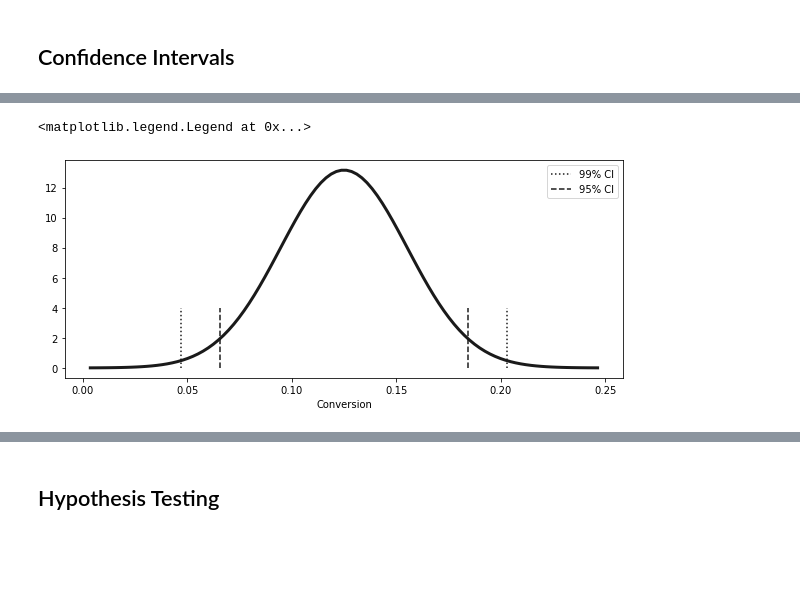
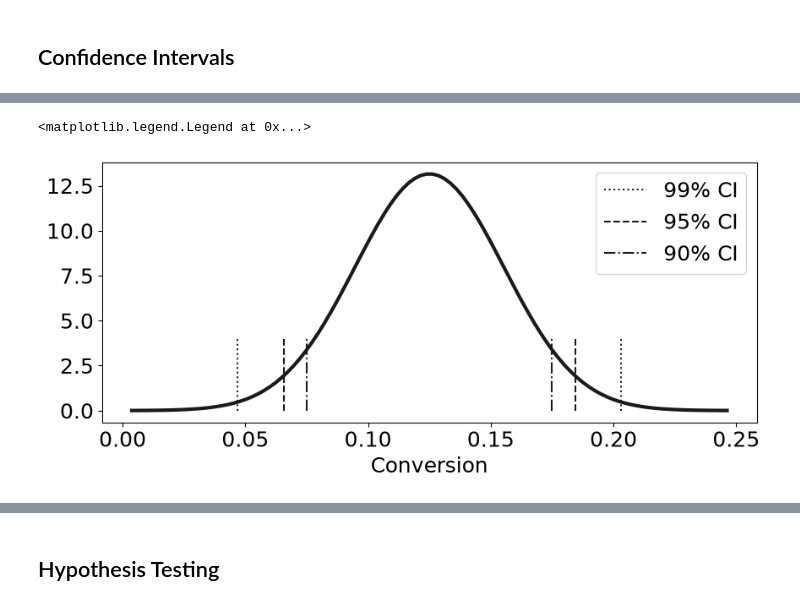
Before and after one commit to lors24/causal-inference-in-python-code, a Jupyter notebook: causal-inference-in-python/02-Randomised-Experiments-and-Stats-Review.ipynb, the cells around one changed output, grey strips where cells are left out. Cells and saved outputs as stored; diff of their text form; code cells hidden in the pictures; blank space fills up the shorter version.

```diff
--- a/causal-inference-in-python/02-Randomised-Experiments-and-Stats-Review.ipynb
+++ b/causal-inference-in-python/02-Randomised-Experiments-and-Stats-Review.ipynb
@@ -98,12 +103,16 @@ from matplotlib import style
 from cycler import cycler
 import matplotlib
 
-default_cycler = (cycler(color=['0.1', '0.5', '1.0']))
+palette = {
+    "Bottom 1%": "#e34948",  # red — one pole
+    "Middle":    "#c3c2b7",  # neutral gray — not an extreme
+    "Top 1%":    "#2a78d6",  # blue — other pole
+}
 
 color=['0.3', '0.5', '0.7', '0.9']
 linestyle=['-', '--', ':', '-.']
 marker=['o', 'v', 'd', 'p']
 
-plt.rc('axes', prop_cycle=default_cycler)
+#plt.rc('axes', prop_cycle=default_cycler)
 
 matplotlib.rcParams.update({'font.size': 18})
@@ -261,22 +349,31 @@ stats.norm.ppf((1-.99)/2)
 # %%
 x = np.linspace(exp_mu - 4*exp_se, exp_mu + 4*exp_se, 100)
 y = stats.norm.pdf(x, exp_mu, exp_se)
 
+ci_99 = (exp_mu - 2.576 * exp_se, exp_mu + 2.576 * exp_se)
+
 plt.figure(figsize=(10,4))
 plt.plot(x, y, lw=3)
-plt.vlines(ci[1], ymin=0, ymax=4, ls="dotted")
-plt.vlines(ci[0], ymin=0, ymax=4, ls="dotted", label="99% CI")
+plt.vlines(ci_99[1], ymin=0, ymax=4, ls="dotted")
+plt.vlines(ci_99[0], ymin=0, ymax=4, ls="dotted", label="99% CI")
 
 
 ci_95 = (exp_mu - 1.96 * exp_se, exp_mu + 1.96 * exp_se)
 
 plt.vlines(ci_95[1], ymin=0, ymax=4, ls="dashed")
 plt.vlines(ci_95[0], ymin=0, ymax=4, ls="dashed", label="95% CI")
 plt.xlabel("Conversion")
 plt.legend()
+
+ci_90 = (exp_mu - 1.645 * exp_se, exp_mu + 1.645 * exp_se)
+
+plt.vlines(ci_90[1], ymin=0, ymax=4, ls="dashdot")
+plt.vlines(ci_90[0], ymin=0, ymax=4, ls="dashdot", label="90% CI")
+plt.xlabel("Conversion")
+plt.legend()
 # %% [output]
 <matplotlib.legend.Legend at 0x...>
-[figure, old version]
+[figure, new version]
 # %%
 def ci(y: pd.Series):
     return (y.mean() - 2 * y.sem(), y.mean() + 2 * y.sem())
```
Also changed, not shown: parts of 32 cells of this notebook.
